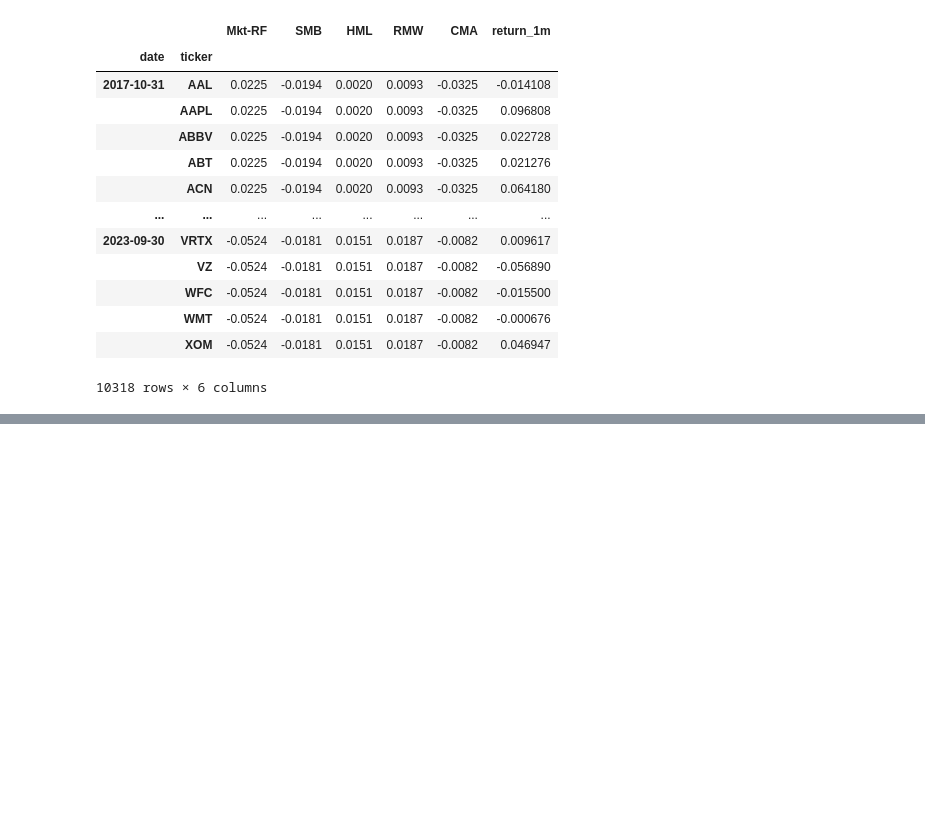
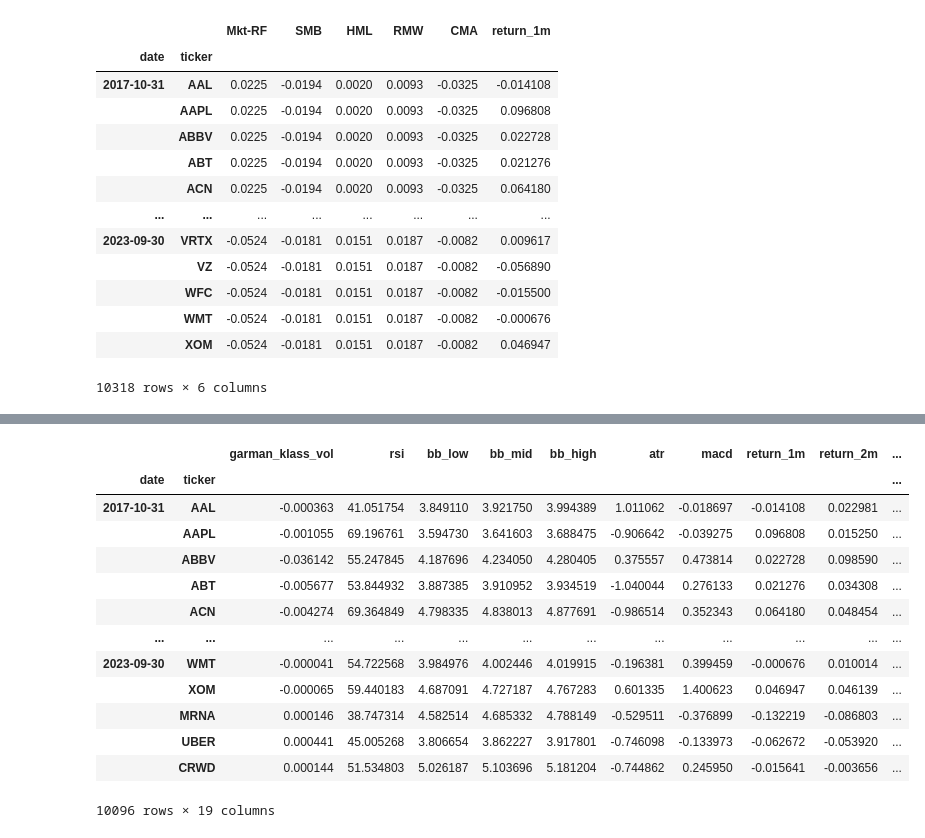
Before and after one commit to cody-mckeon/Unsupervised-Learning-Trading-Strategy, a Jupyter notebook: Unsupervised-Learning-Trading.ipynb, the cells around one changed output, grey strips where cells are left out. Saved outputs shown, nothing was run; the diff lists cells and outputs as text; code cells hidden in the pictures; blank space fills up the shorter version.

```diff
--- a/Unsupervised-Learning-Trading.ipynb
+++ b/Unsupervised-Learning-Trading.ipynb
@@ -323,0 +414,28 @@ factor_data
+# %%
+from sklearn.cluster import KMeans
+
+data = data.drop('cluster', axis=1)
+
+def get_clusters(df):
+    df['cluster'] = KMeans(n_clusters=4,
+                           random_state=0,
+                           init=initial_centroids).fit(df).labels_
+    return df
+
+data = data.dropna().groupby('date', group_keys=False).apply(get_clusters)
+data
+# %% [output]
+|  |  | garman_klass_vol | rsi | bb_low | bb_mid | bb_high | atr | macd | return_1m | return_2m | ... |
+| date | ticker |  |  |  |  |  |  |  |  |  | ... |
+| 2017-10-31 | AAL | -0.000363 | 41.051754 | 3.849110 | 3.921750 | 3.994389 | 1.011062 | -0.018697 | -0.014108 | 0.022981 | ... |
+|  | AAPL | -0.001055 | 69.196761 | 3.594730 | 3.641603 | 3.688475 | -0.906642 | -0.039275 | 0.096808 | 0.015250 | ... |
+|  | ABBV | -0.036142 | 55.247845 | 4.187696 | 4.234050 | 4.280405 | 0.375557 | 0.473814 | 0.022728 | 0.098590 | ... |
+|  | ABT | -0.005677 | 53.844932 | 3.887385 | 3.910952 | 3.934519 | -1.040044 | 0.276133 | 0.021276 | 0.034308 | ... |
+|  | ACN | -0.004274 | 69.364849 | 4.798335 | 4.838013 | 4.877691 | -0.986514 | 0.352343 | 0.064180 | 0.048454 | ... |
+| ... | ... | ... | ... | ... | ... | ... | ... | ... | ... | ... | ... |
+| 2023-09-30 | WMT | -0.000041 | 54.722568 | 3.984976 | 4.002446 | 4.019915 | -0.196381 | 0.399459 | -0.000676 | 0.010014 | ... |
+|  | XOM | -0.000065 | 59.440183 | 4.687091 | 4.727187 | 4.767283 | 0.601335 | 1.400623 | 0.046947 | 0.046139 | ... |
+|  | MRNA | 0.000146 | 38.747314 | 4.582514 | 4.685332 | 4.788149 | -0.529511 | -0.376899 | -0.132219 | -0.086803 | ... |
+|  | UBER | 0.000441 | 45.005268 | 3.806654 | 3.862227 | 3.917801 | -0.746098 | -0.133973 | -0.062672 | -0.053920 | ... |
+|  | CRWD | 0.000144 | 51.534803 | 5.026187 | 5.103696 | 5.181204 | -0.744862 | 0.245950 | -0.015641 | -0.003656 | ... |
+10096 rows × 19 columns
```
Also changed, not shown: parts of 10 cells of this notebook.
